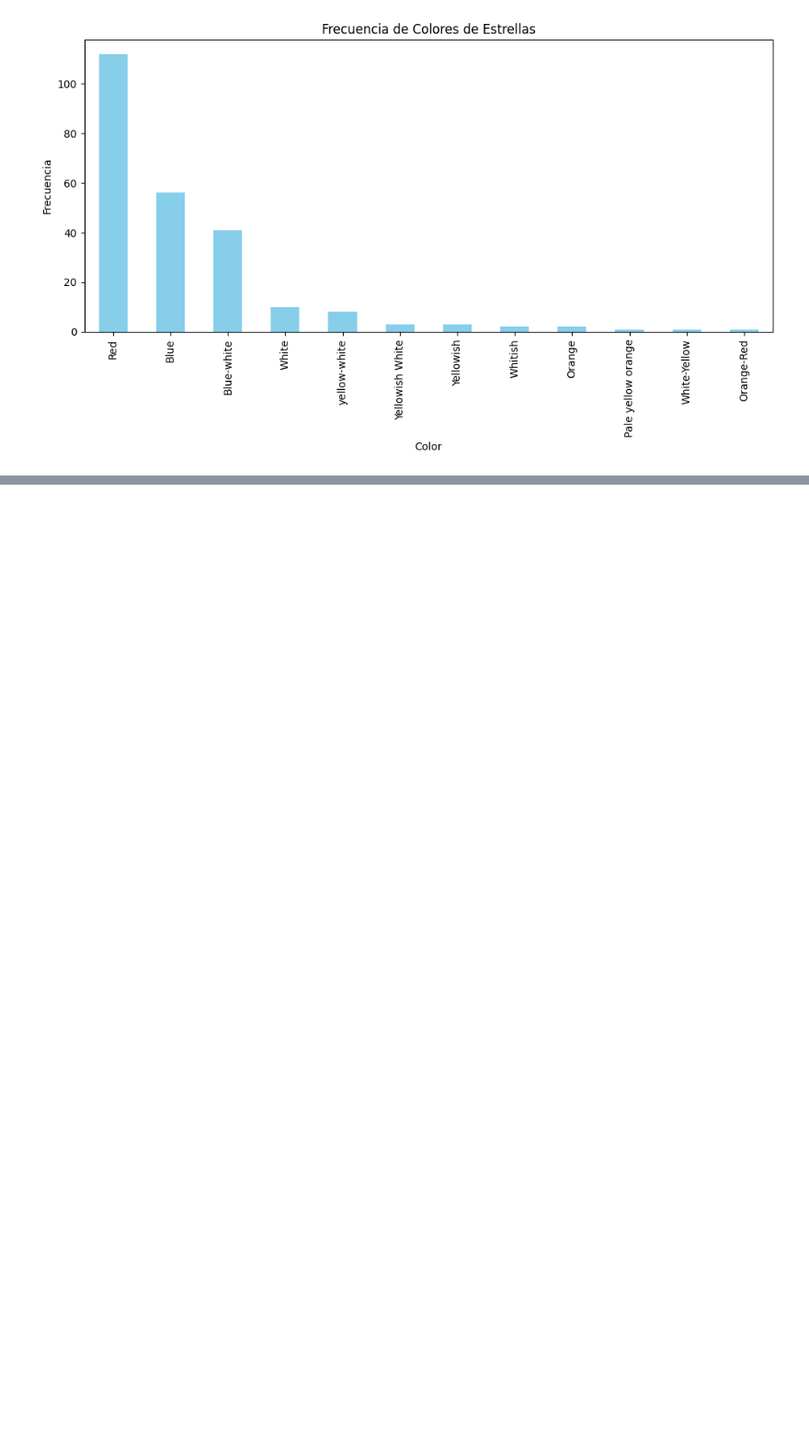
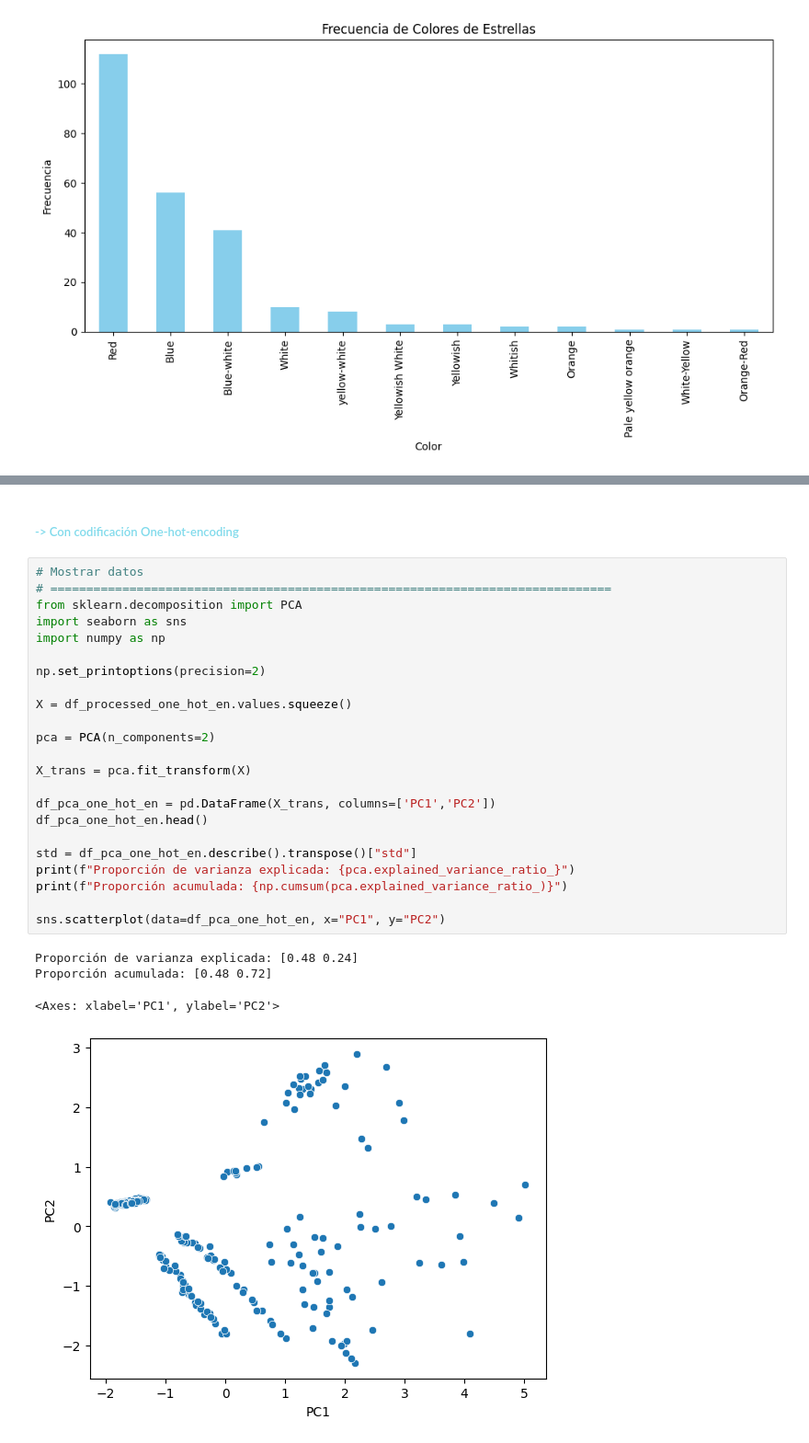
Before and after one commit to NataaNK/Grupo11_Practica2, a Jupyter notebook: main.ipynb, the cells around one changed output, grey strips where cells are left out. Shown at 92% size. Cells and saved outputs as stored; diff of their text form; blank space fills up the shorter version.

```diff
--- a/main.ipynb
+++ b/main.ipynb
@@ -249,0 +457,30 @@ print(df[['Color', 'Spectral_Class']].head())
+# %% [markdown]
+##### <span style="color:#80DAEB">-> Con codificación One-hot-encoding</span>
+# %%
+# Mostrar datos
+# ==============================================================================
+from sklearn.decomposition import PCA
+import seaborn as sns
+import numpy as np
+
+np.set_printoptions(precision=2)
+
+X = df_processed_one_hot_en.values.squeeze()
+
+pca = PCA(n_components=2)
+
+X_trans = pca.fit_transform(X)
+
+df_pca_one_hot_en = pd.DataFrame(X_trans, columns=['PC1','PC2'])
+df_pca_one_hot_en.head()
+
+std = df_pca_one_hot_en.describe().transpose()["std"]
+print(f"Proporción de varianza explicada: {pca.explained_variance_ratio_}")
+print(f"Proporción acumulada: {np.cumsum(pca.explained_variance_ratio_)}")
+
+sns.scatterplot(data=df_pca_one_hot_en, x="PC1", y="PC2")
+# %% [output]
+Proporción de varianza explicada: [0.48 0.24]
+Proporción acumulada: [0.48 0.72]
+<Axes: xlabel='PC1', ylabel='PC2'>
+[figure, added]
```
Also changed, not shown: parts of 25 cells of this notebook, 1 other file.
